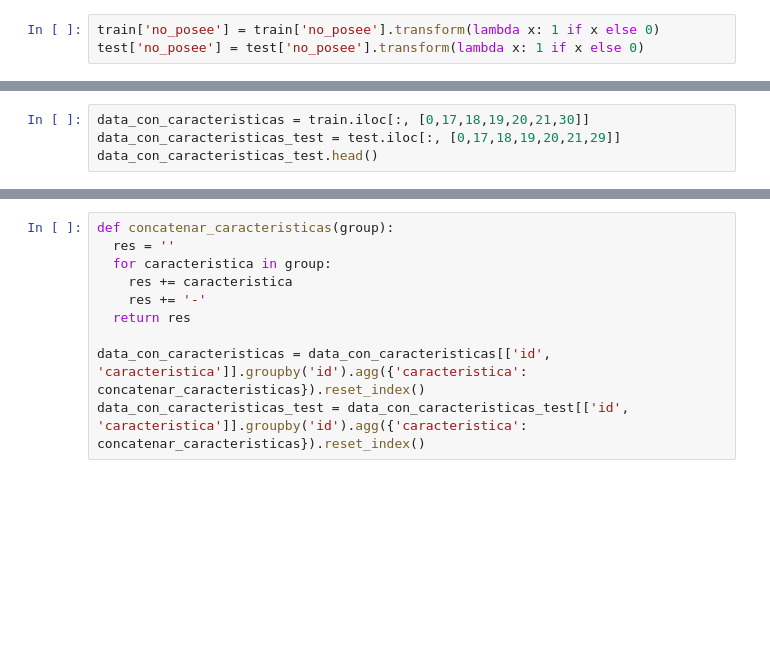
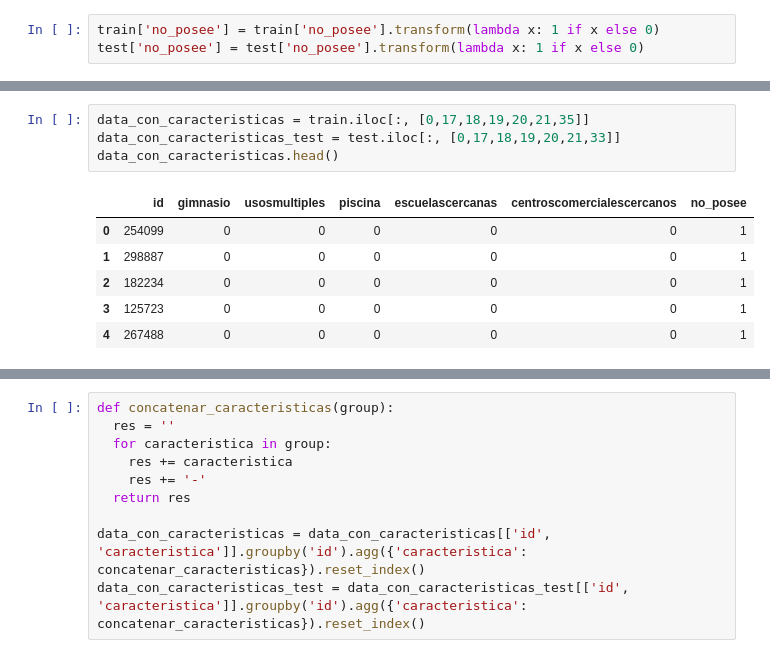
Before and after one commit to luctiz/Grupo43-TP2, a Jupyter notebook: TP2_Features_Soledad.ipynb, the cells around one changed output, grey strips where cells are left out. Cells and saved outputs as stored; diff of their text form; blank space fills up the shorter version.

```diff
--- a/TP2_Features_Soledad.ipynb
+++ b/TP2_Features_Soledad.ipynb
@@ -1948,7 +2086,14 @@ train['no_posee'].value_counts()
 # %%
-data_con_caracteristicas = train.iloc[:, [0,17,18,19,20,21,30]]
-data_con_caracteristicas_test = test.iloc[:, [0,17,18,19,20,21,29]]
-data_con_caracteristicas_test.head()
+data_con_caracteristicas = train.iloc[:, [0,17,18,19,20,21,35]]
+data_con_caracteristicas_test = test.iloc[:, [0,17,18,19,20,21,33]]
+data_con_caracteristicas.head()
+# %% [output]
+|  | id | gimnasio | usosmultiples | piscina | escuelascercanas | centroscomercialescercanos | no_posee |
+| 0 | 254099 | 0 | 0 | 0 | 0 | 0 | 1 |
+| 1 | 298887 | 0 | 0 | 0 | 0 | 0 | 1 |
+| 2 | 182234 | 0 | 0 | 0 | 0 | 0 | 1 |
+| 3 | 125723 | 0 | 0 | 0 | 0 | 0 | 1 |
+| 4 | 267488 | 0 | 0 | 0 | 0 | 0 | 1 |
 # %%
 data_con_caracteristicas = data_con_caracteristicas.melt(id_vars = ['id'], value_vars = ['gimnasio', 'usosmultiples', 'piscina', 'escuelascercanas', 'centroscomercialescercanos', 'no_posee'], var_name = 'caracteristica', value_name = 'si/no')
 data_con_caracteristicas_test = data_con_caracteristicas_test.melt(id_vars = ['id'], value_vars = ['gimnasio', 'usosmultiples', 'piscina', 'escuelascercanas', 'centroscomercialescercanos', 'no_posee'], var_name = 'caracteristica', value_name = 'si/no')
```
Also changed, not shown: parts of 41 cells of this notebook.
